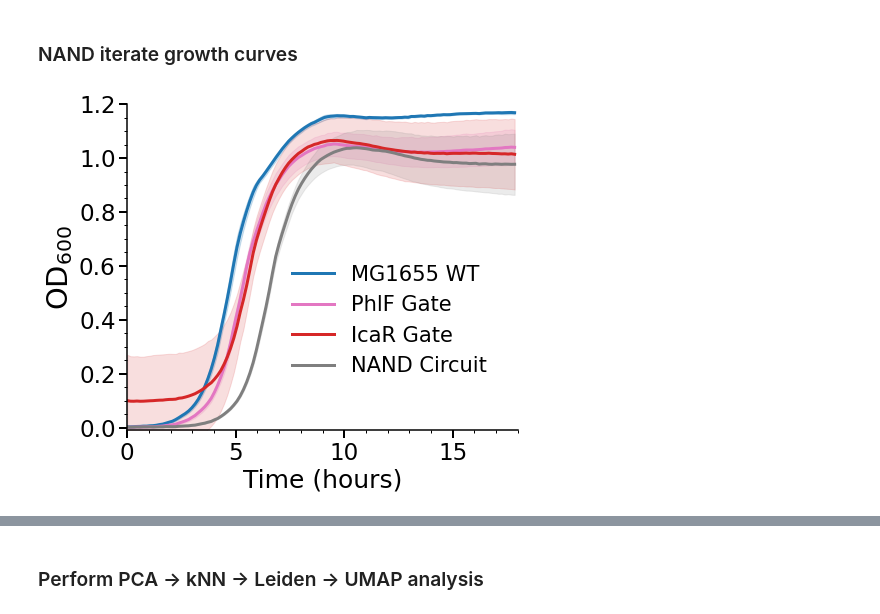
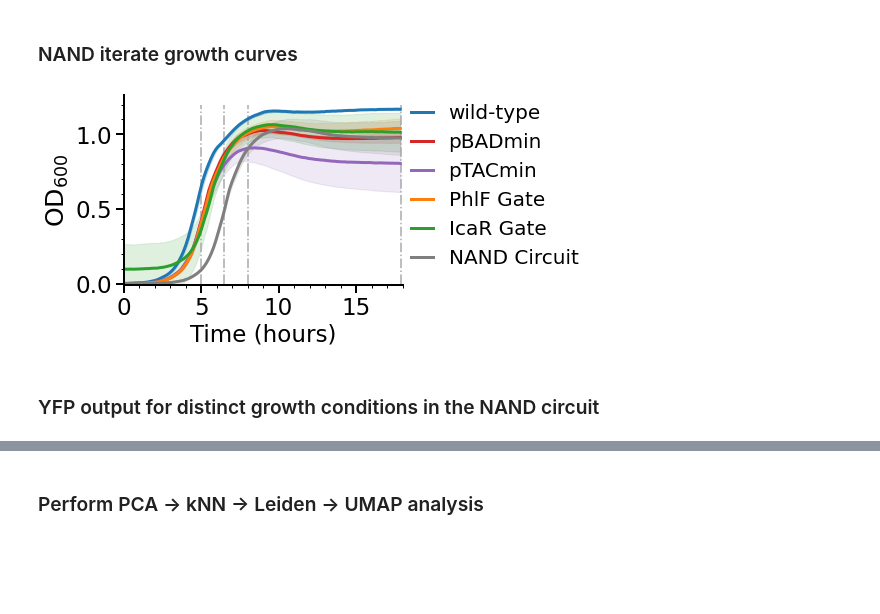
Before and after one commit to AqibHasnain/circuit-state, a Jupyter notebook: NAND_iterate/NAND_iterate_analysis.ipynb, the cells around one changed output, grey strips where cells are left out. Drawn from its saved outputs; the diff is of its cells as text; code cells hidden in the pictures; blank space fills up the shorter version.

Commit message:
clean up of notebook and generate few new figures for manuscript

```diff
--- a/NAND_iterate/NAND_iterate_analysis.ipynb
+++ b/NAND_iterate/NAND_iterate_analysis.ipynb
@@ -299,14 +277,0 @@ corr_genes = corr_.sort_values(by=[this_gene],ascending=False)[this_gene].index.
-# %%
-plt.rcParams.update({'font.size':18});
-plt.rcParams['xtick.minor.visible'] = False; plt.rcParams['ytick.minor.visible'] = False;
-plt.rcParams['axes.spines.right'] = True; plt.rcParams['axes.spines.top'] = True;
-
-circuit_markers_up = ['yjiH','yedE','yedF','hybO','hybA','hybB','ycbJ','iraD'] # + corr_genes
-fig = sc.pl.heatmap(adata, var_names=circuit_markers_up,
-              groupby=['strain'],
-              swap_axes=True,figsize=(18,7),
-              cmap='viridis',dendrogram=False,standard_scale='var') # ,save='_circuit_state_biomarkers_up.pdf'
-
-plt.rcParams.update({'font.size':23});
-plt.rcParams['xtick.minor.visible'] = True; plt.rcParams['ytick.minor.visible'] = True;
-plt.rcParams['axes.spines.right'] = False; plt.rcParams['axes.spines.top'] = False;
@@ -429,24 +288,44 @@ icar_mean = np.mean(nand_od[:,[1,13,25,37]],axis=1)
 icar_std = np.std(nand_od[:,[1,13,25,37]],axis=1)
 nand_mean = np.mean(nand_od[:,[2,14,26,38]],axis=1)
 nand_std = np.std(nand_od[:,[2,14,26,38]],axis=1)
+bad_mean = np.mean(nand_od[:,[4,16,28,40]],axis=1)
+bad_std = np.std(nand_od[:,[4,16,28,40]],axis=1)
+tac_mean = np.mean(nand_od[:,[5,17,29,41]],axis=1)
+tac_std = np.std(nand_od[:,[5,17,29,41]],axis=1)
 # %%
 savefig = False
 
-plt.figure(figsize=(7,6))
-plt.plot(tspan,wt_mean,label='MG1655 WT',lw=3,color='tab:blue')
+plt.figure(figsize=(5,3.5))
+plt.plot(tspan,wt_mean,label='wild-type',lw=3,color='tab:blue')
 plt.fill_between(tspan,wt_mean-wt_std,wt_mean+wt_std,alpha=0.2,color='tab:blue')
-plt.plot(tspan,phlf_mean,label='PhlF Gate',lw=3,color='tab:pink')
-plt.fill_between(tspan,phlf_mean-phlf_std,phlf_mean+phlf_std,alpha=0.15,color='tab:pink')
-plt.plot(tspan,icar_mean,label='IcaR Gate',lw=3,color='tab:red')
-plt.fill_between(tspan,icar_mean-icar_std,icar_mean+icar_std,alpha=0.15,color='tab:red')
+#
+plt.plot(tspan,bad_mean,label='pBADmin',lw=3,color='tab:red')
+plt.fill_between(tspan,bad_mean-bad_std,bad_mean+bad_std,alpha=0.15,color='tab:red')
+#
+plt.plot(tspan,tac_mean,label='pTACmin',lw=3,color='tab:purple')
+plt.fill_between(tspan,tac_mean-tac_std,tac_mean+tac_std,alpha=0.15,color='tab:purple')
+#
+plt.plot(tspan,phlf_mean,label='PhlF Gate',lw=3,color='tab:orange')
+plt.fill_between(tspan,phlf_mean-phlf_std,phlf_mean+phlf_std,alpha=0.15,color='tab:orange')
+#
+plt.plot(tspan,icar_mean,label='IcaR Gate',lw=3,color='tab:green')
+plt.fill_between(tspan,icar_mean-icar_std,icar_mean+icar_std,alpha=0.15,color='tab:green')
+#
 plt.plot(tspan,nand_mean,label='NAND Circuit',lw=3 ,color='tab:gray')
 plt.fill_between(tspan,nand_mean-nand_std,nand_mean+nand_std,alpha=0.15,color='tab:gray')
-plt.legend(frameon=False,fontsize=21,loc=(0.4,0.14))
-plt.xlabel('Time (hours)',fontsize=25); plt.ylabel(r'OD$_{600}$',fontsize=29)
+#
+plt.vlines(5,0,1.2,color='darkgray',linestyle='-.',linewidth=1.5)
+plt.vlines(6.5,0,1.2,color='darkgray',linestyle='-.',linewidth=1.5)
+plt.vlines(8,0,1.2,color='darkgray',linestyle='-.',linewidth=1.5)
+plt.vlines(17.9,0,1.2,color='darkgray',linestyle='-.',linewidth=1.5)
+plt.legend(frameon=False,fontsize=20,loc=(1,0.05),handlelength=1.1,fancybox=False,)
+plt.xlabel('Time (hours)',fontsize=23); plt.ylabel(r'OD$_{600}$',fontsize=25)
 plt.ylim(-0.01,)
 plt.xlim(0,18)
 if savefig:
-    plt.savefig(figDir+'fig2/NANDiterate_gcs.pdf',bbox_inches='tight',transparent=True,dpi=300)
+    plt.savefig(figDir+'fig1/ginkgo_growth_curves.pdf',bbox_inches='tight',transparent=True,dpi=300)
 plt.show()
 # %% [output]
-[figure, old version]
+[figure, new version]
+# %% [markdown]
+### YFP output for distinct growth conditions in the NAND circuit
```
Also changed, not shown: parts of 67 cells of this notebook, 4 other files.
